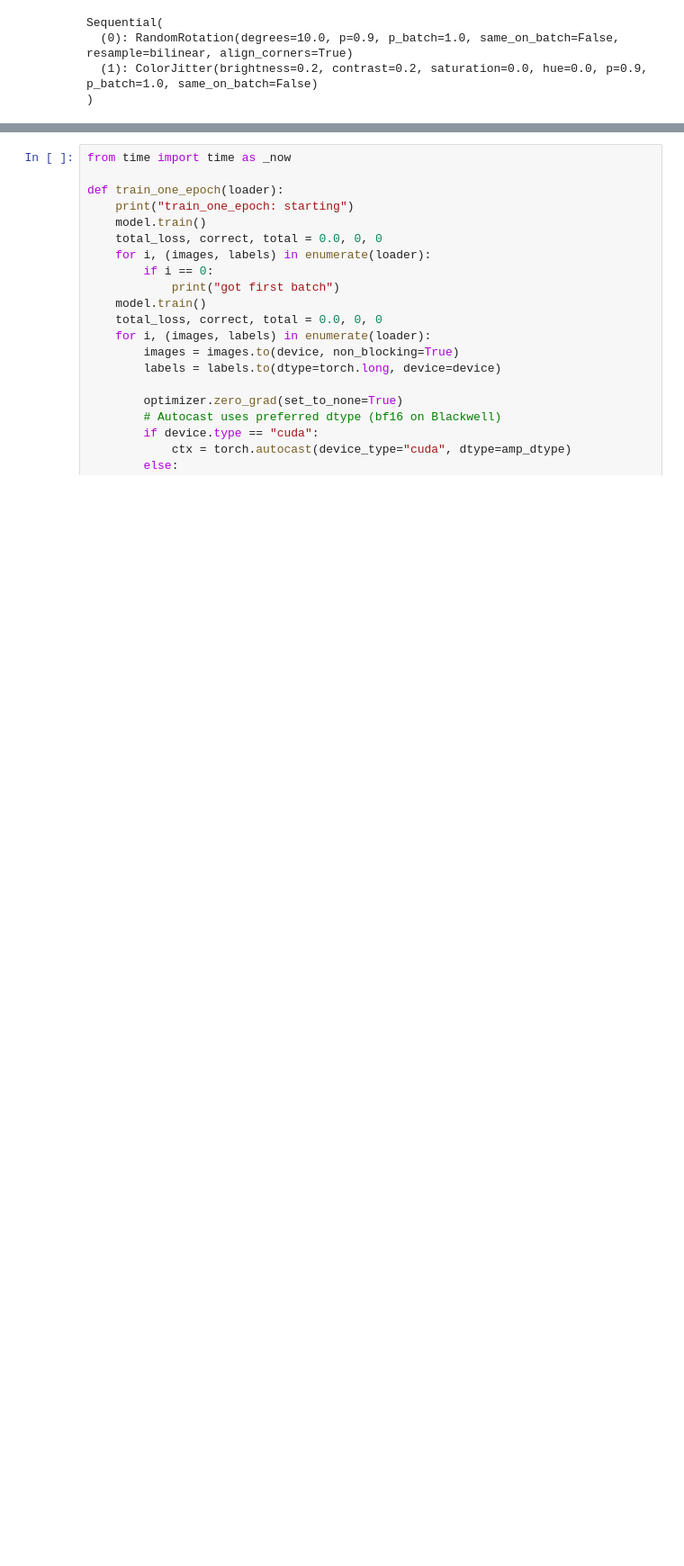
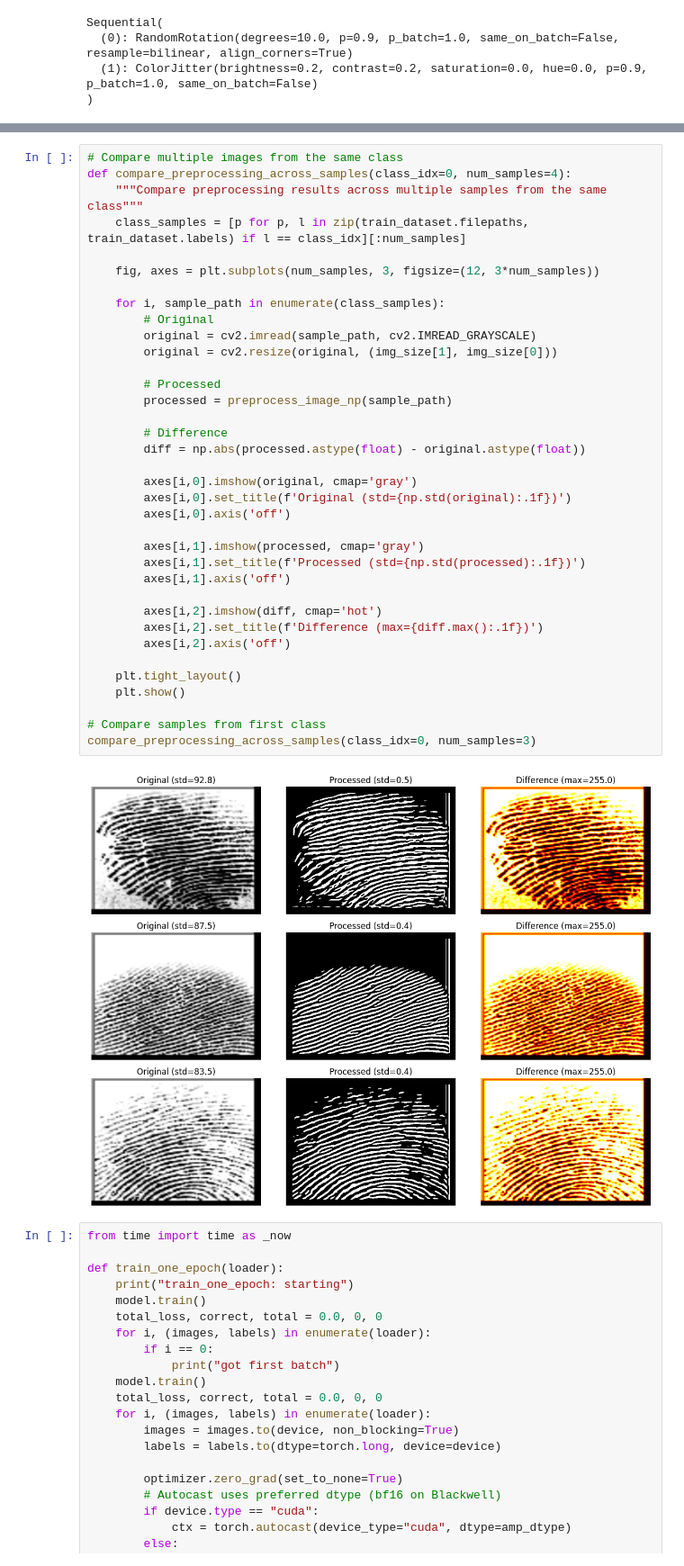
Before and after one commit to Rejeno/BioScan, a Jupyter notebook: gpu_training/gpu_train-test.ipynb, the cells around one changed output, grey strips where cells are left out. Shown at 90% size. Drawn from its saved outputs; the diff is of its cells as text; blank space fills up the shorter version.

```diff
--- a/gpu_training/gpu_train-test.ipynb
+++ b/gpu_training/gpu_train-test.ipynb
@@ -371,3 +507,41 @@ Sequential(
+# %%
+# Compare multiple images from the same class
+def compare_preprocessing_across_samples(class_idx=0, num_samples=4):
+    """Compare preprocessing results across multiple samples from the same class"""
+    class_samples = [p for p, l in zip(train_dataset.filepaths, train_dataset.labels) if l == class_idx][:num_samples]
+
+    fig, axes = plt.subplots(num_samples, 3, figsize=(12, 3*num_samples))
+
+    for i, sample_path in enumerate(class_samples):
+        # Original
+        original = cv2.imread(sample_path, cv2.IMREAD_GRAYSCALE)
+        original = cv2.resize(original, (img_size[1], img_size[0]))
+
+        # Processed
+        processed = preprocess_image_np(sample_path)
+
+        # Difference
+        diff = np.abs(processed.astype(float) - original.astype(float))
+
+        axes[i,0].imshow(original, cmap='gray')
+        axes[i,0].set_title(f'Original (std={np.std(original):.1f})')
+        axes[i,0].axis('off')
+
+        axes[i,1].imshow(processed, cmap='gray')
+        axes[i,1].set_title(f'Processed (std={np.std(processed):.1f})')
+        axes[i,1].axis('off')
+
+        axes[i,2].imshow(diff, cmap='hot')
+        axes[i,2].set_title(f'Difference (max={diff.max():.1f})')
+        axes[i,2].axis('off')
+
+    plt.tight_layout()
+    plt.show()
+
+# Compare samples from first class
+compare_preprocessing_across_samples(class_idx=0, num_samples=3)
+# %% [output]
+[figure, added]
 # %%
 from time import time as _now
 
```
Also changed, not shown: parts of 5 cells of this notebook.
